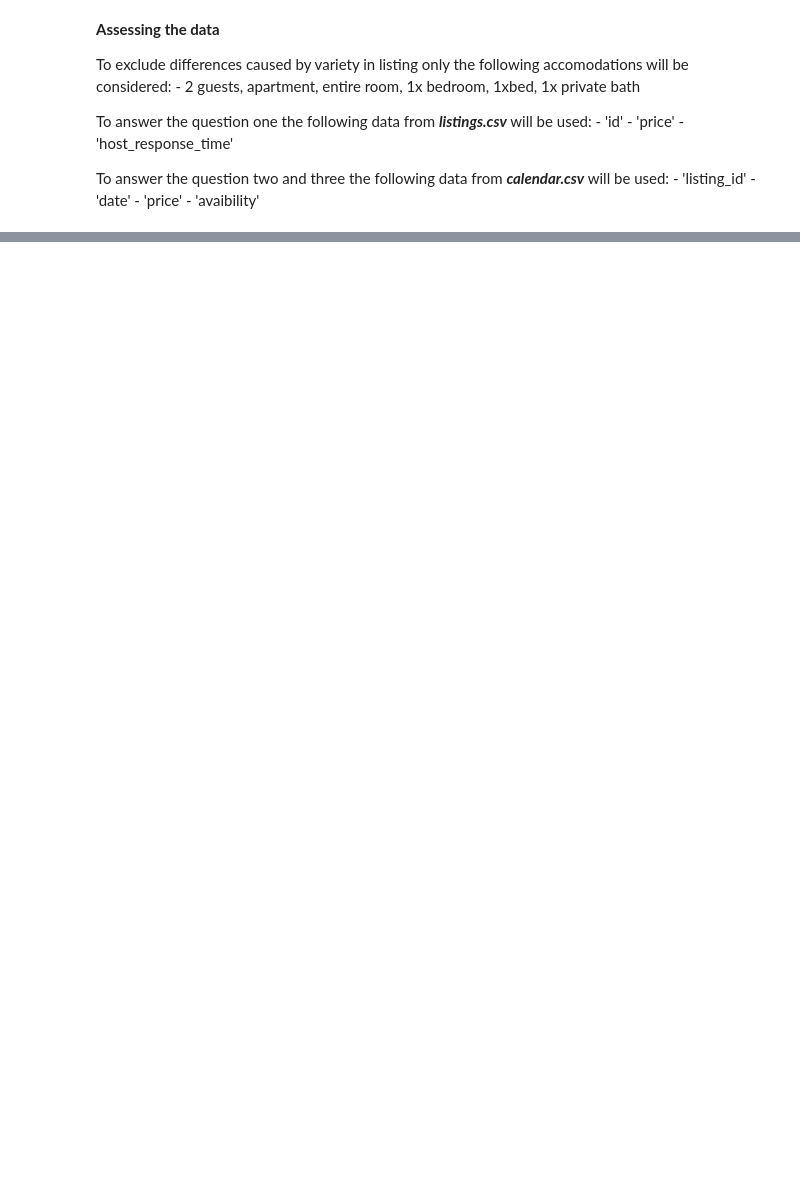
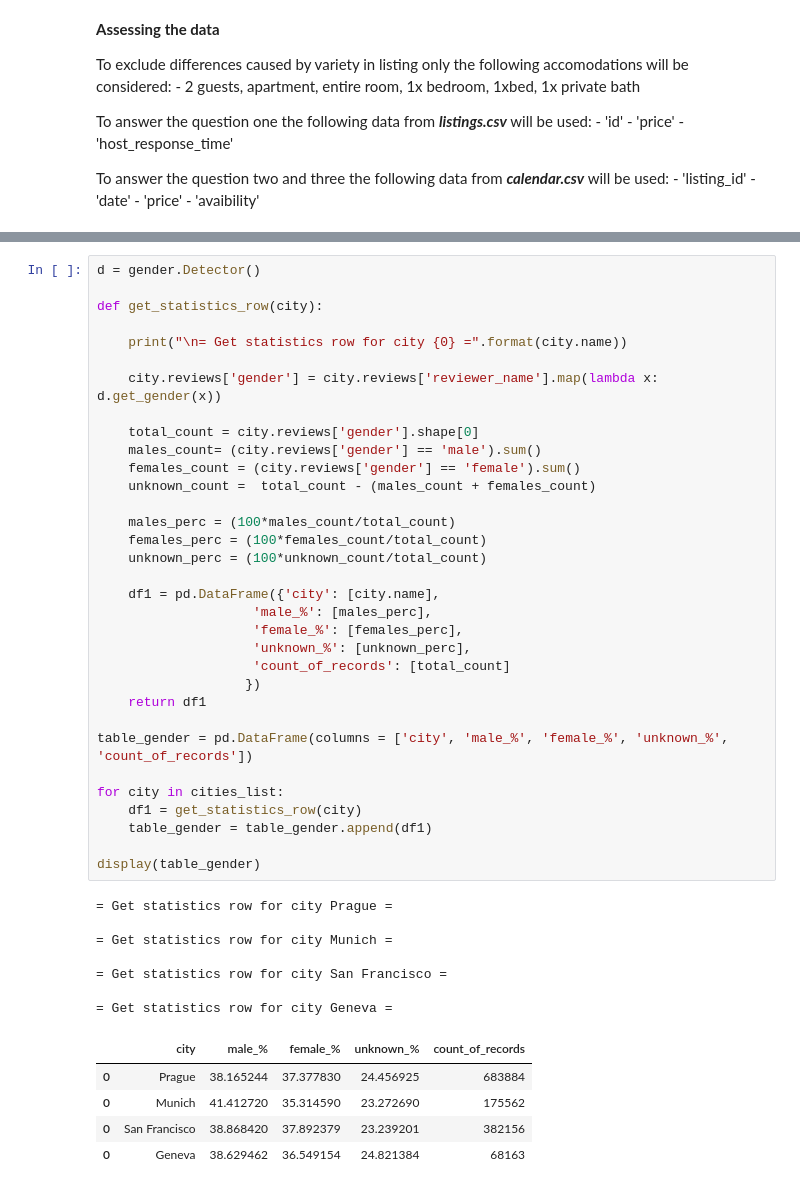
Before and after one commit to JMarcan/stories_hidden_in_airbnb_data, a Jupyter notebook: Code/Stories Hidden in AirBnB Data.ipynb, the cells around one changed output, grey strips where cells are left out. Cells and saved outputs as stored; diff of their text form; blank space fills up the shorter version.

```diff
--- a/Code/Stories Hidden in AirBnB Data.ipynb
+++ b/Code/Stories Hidden in AirBnB Data.ipynb
@@ -137,0 +407,46 @@ The dataset has: 993532 rows and 7 columns
+# %%
+d = gender.Detector()
+
+def get_statistics_row(city):
+
+    print("\n= Get statistics row for city {0} =".format(city.name))
+
+    city.reviews['gender'] = city.reviews['reviewer_name'].map(lambda x: d.get_gender(x))
+
+    total_count = city.reviews['gender'].shape[0]
+    males_count= (city.reviews['gender'] == 'male').sum()
+    females_count = (city.reviews['gender'] == 'female').sum()
+    unknown_count =  total_count - (males_count + females_count)
+
+    males_perc = (100*males_count/total_count)
+    females_perc = (100*females_count/total_count)
+    unknown_perc = (100*unknown_count/total_count)
+
+    df1 = pd.DataFrame({'city': [city.name],
+                    'male_%': [males_perc],
+                    'female_%': [females_perc],
+                    'unknown_%': [unknown_perc],
+                    'count_of_records': [total_count]
+                   })
+    return df1
+
+table_gender = pd.DataFrame(columns = ['city', 'male_%', 'female_%', 'unknown_%', 'count_of_records'])
+
+for city in cities_list:
+    df1 = get_statistics_row(city)
+    table_gender = table_gender.append(df1)
+
+display(table_gender)
+# %% [output]
+= Get statistics row for city Prague =
+
+= Get statistics row for city Munich =
+
+= Get statistics row for city San Francisco =
+
+= Get statistics row for city Geneva =
+|  | city | male_% | female_% | unknown_% | count_of_records |
+| 0 | Prague | 38.165244 | 37.377830 | 24.456925 | 683884 |
+| 0 | Munich | 41.412720 | 35.314590 | 23.272690 | 175562 |
+| 0 | San Francisco | 38.868420 | 37.892379 | 23.239201 | 382156 |
+| 0 | Geneva | 38.629462 | 36.549154 | 24.821384 | 68163 |
```
Also changed, not shown: parts of 21 cells of this notebook.
